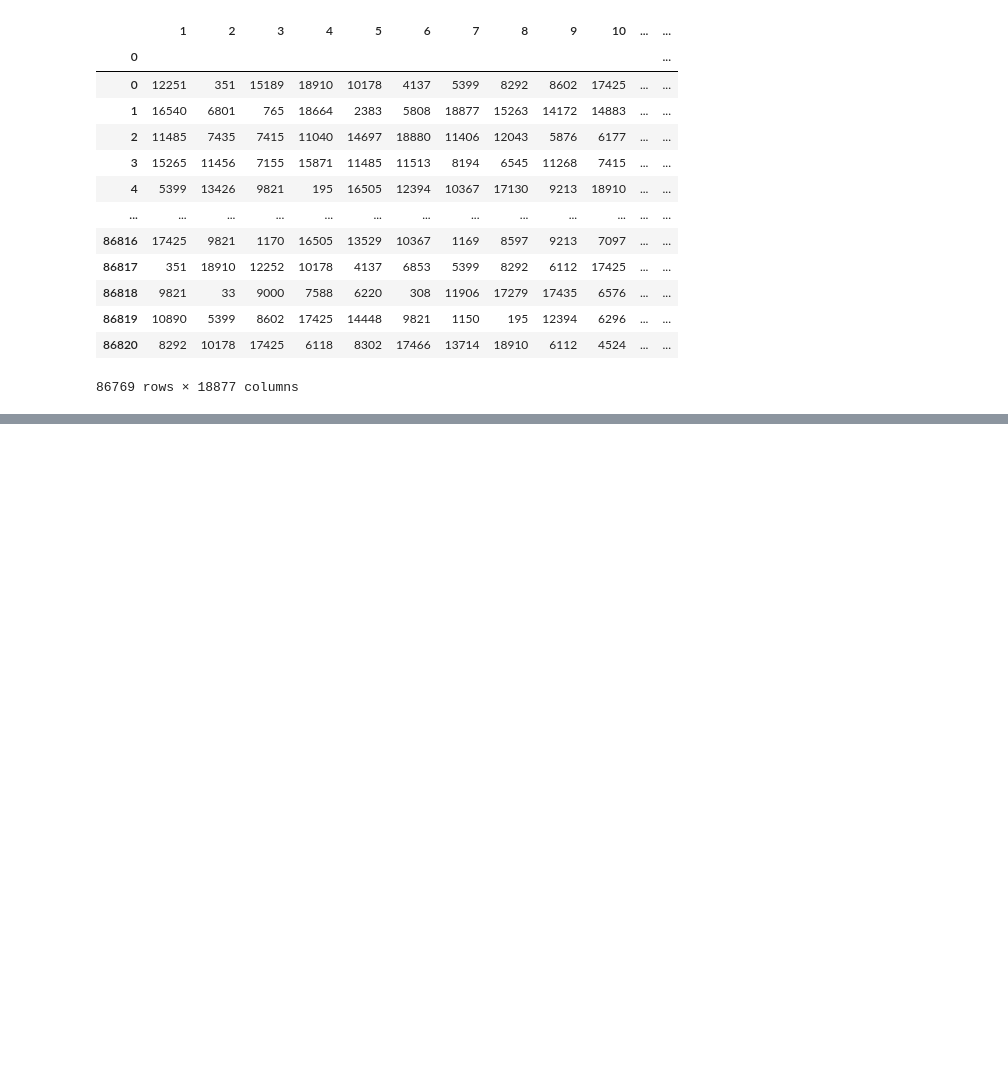
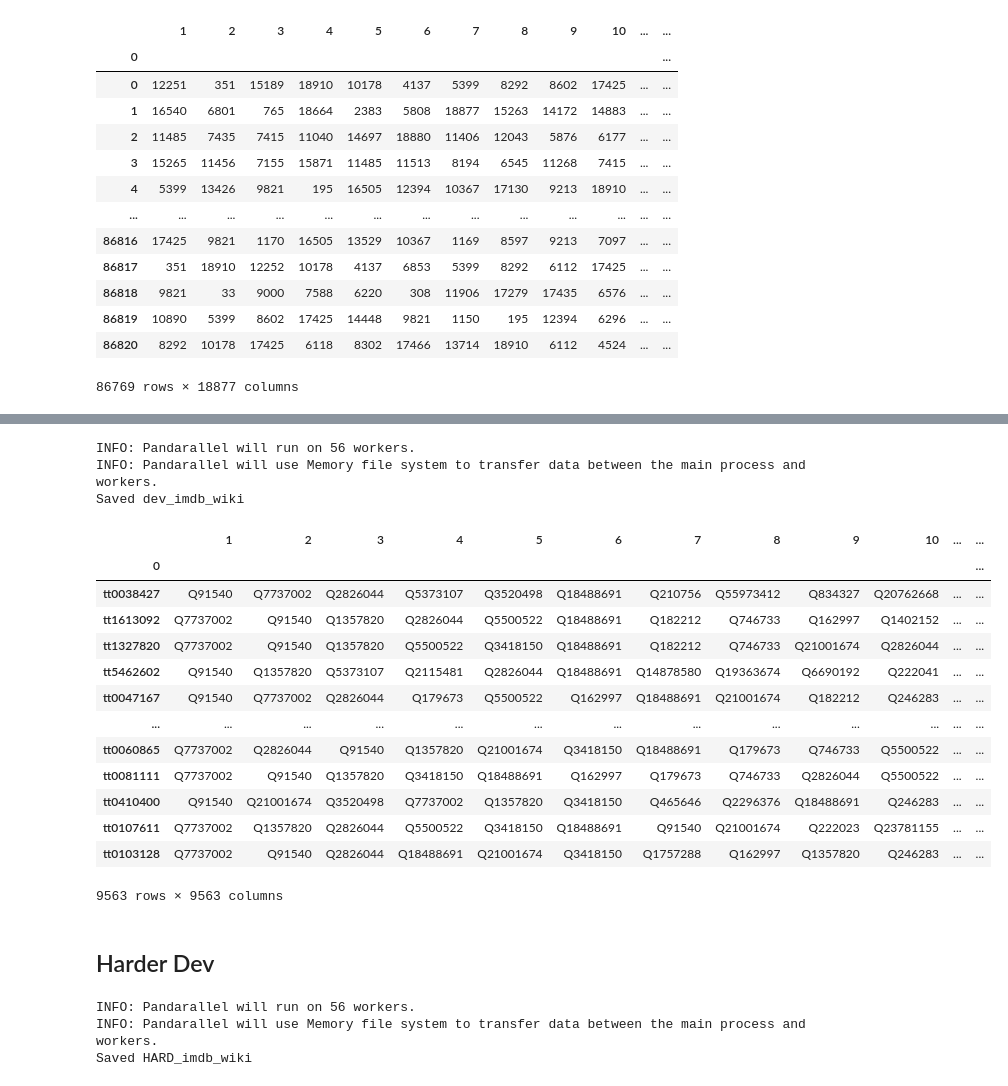
Before and after one commit to sahaana/ember-internal, a Jupyter notebook: notebooks/preprocessing/Reindex, Merge, and Generate BM25.ipynb, the cells around one changed output, grey strips where cells are left out. Drawn from its saved outputs; the diff is of its cells as text; code cells hidden in the pictures; blank space fills up the shorter version.

```diff
--- a/notebooks/preprocessing/Reindex, Merge, and Generate BM25.ipynb
+++ b/notebooks/preprocessing/Reindex, Merge, and Generate BM25.ipynb
@@ -327,0 +462,40 @@ combined_bm25_para
+# %%
+query_path = f"{path}/dev_tableA_processed.pkl"
+corpus_path = f"{path}/dev_tableB_processed.pkl"
+
+query_df = pd.read_pickle(f"{path}/imdb_test.pkl")
+corpus_df = pd.read_pickle(f"{path}/wiki_test.pkl")
+
+query_columns = list(query_df.columns)
+corpus_columns = list(corpus_df.columns)
+
+query_df = merge_columns(query_df, query_columns, merged_col, query_path, separator)
+corpus_df = merge_columns(corpus_df, corpus_columns, merged_col, corpus_path, separator)
+
+bm25_dev = compute_BM25(corpus_df, query_df, "merged_all", "dev_imdb_wiki", reindex=True)
+# %% [output]
+INFO: Pandarallel will run on 56 workers.
+INFO: Pandarallel will use Memory file system to transfer data between the main process and workers.
+Saved dev_imdb_wiki
+# %%
+combined_bm25_dev = pd.DataFrame(np.hstack([np.array(query_df.index)[:,None], bm25_dev[2]]))
+combined_bm25_dev = combined_bm25_dev.set_index(0)
+pd.to_pickle(combined_bm25_dev, '/lfs/1/sahaana/enrichment/data/Okapi25Queries/dev_imdb_wiki_argsort_indices.pkl')
+combined_bm25_dev
+# %% [output]
+|  | 1 | 2 | 3 | 4 | 5 | 6 | 7 | 8 | 9 | 10 | ... | ... |
+| 0 |  |  |  |  |  |  |  |  |  |  |  | ... |
+| tt0038427 | Q91540 | Q7737002 | Q2826044 | Q5373107 | Q3520498 | Q18488691 | Q210756 | Q55973412 | Q834327 | Q20762668 | ... | ... |
+| tt1613092 | Q7737002 | Q91540 | Q1357820 | Q2826044 | Q5500522 | Q18488691 | Q182212 | Q746733 | Q162997 | Q1402152 | ... | ... |
+| tt1327820 | Q7737002 | Q91540 | Q1357820 | Q5500522 | Q3418150 | Q18488691 | Q182212 | Q746733 | Q21001674 | Q2826044 | ... | ... |
+| tt5462602 | Q91540 | Q1357820 | Q5373107 | Q2115481 | Q2826044 | Q18488691 | Q14878580 | Q19363674 | Q6690192 | Q222041 | ... | ... |
+| tt0047167 | Q91540 | Q7737002 | Q2826044 | Q179673 | Q5500522 | Q162997 | Q18488691 | Q21001674 | Q182212 | Q246283 | ... | ... |
+| ... | ... | ... | ... | ... | ... | ... | ... | ... | ... | ... | ... | ... |
+| tt0060865 | Q7737002 | Q2826044 | Q91540 | Q1357820 | Q21001674 | Q3418150 | Q18488691 | Q179673 | Q746733 | Q5500522 | ... | ... |
+| tt0081111 | Q7737002 | Q91540 | Q1357820 | Q3418150 | Q18488691 | Q162997 | Q179673 | Q746733 | Q2826044 | Q5500522 | ... | ... |
+| tt0410400 | Q91540 | Q21001674 | Q3520498 | Q7737002 | Q1357820 | Q3418150 | Q465646 | Q2296376 | Q18488691 | Q246283 | ... | ... |
+| tt0107611 | Q7737002 | Q1357820 | Q2826044 | Q5500522 | Q3418150 | Q18488691 | Q91540 | Q21001674 | Q222023 | Q23781155 | ... | ... |
+| tt0103128 | Q7737002 | Q91540 | Q2826044 | Q18488691 | Q21001674 | Q3418150 | Q1757288 | Q162997 | Q1357820 | Q246283 | ... | ... |
+9563 rows × 9563 columns
+# %% [markdown]
+## Harder Dev
@@ -327,0 +506,18 @@ combined_bm25_para
+# %%
+query_path = f"{path}/HARD_train_tableA_processed.pkl"
+corpus_path = f"{path}/HARD_train_tableB_processed.pkl"
+
+query_df = pd.read_pickle(f"{path}/HARD_imdb_train.pkl")
+corpus_df = pd.read_pickle(f"{path}/HARD_wiki_train.pkl")
+
+query_columns = list(query_df.columns)
+corpus_columns = list(corpus_df.columns)
+
+query_df = merge_columns(query_df, query_columns, merged_col, query_path, separator)
+corpus_df = merge_columns(corpus_df, corpus_columns, merged_col, corpus_path, separator)
+
+bm25 = compute_BM25(corpus_df, query_df, "merged_all", "HARD_imdb_wiki", reindex=True)
+# %% [output]
+INFO: Pandarallel will run on 56 workers.
+INFO: Pandarallel will use Memory file system to transfer data between the main process and workers.
+Saved HARD_imdb_wiki
```
Also changed, not shown: parts of 16 cells of this notebook, 55 other files.
